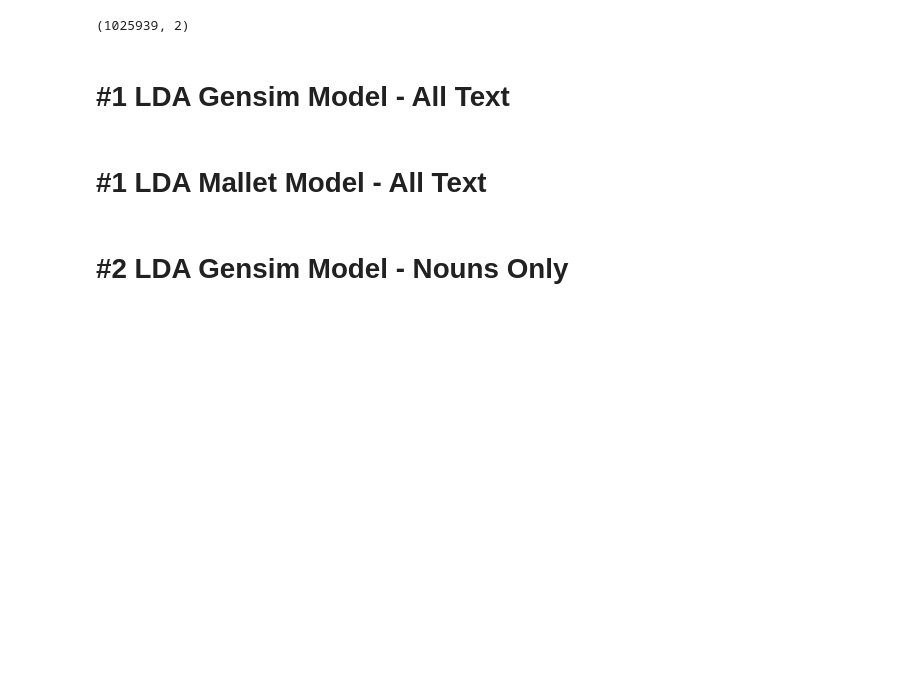
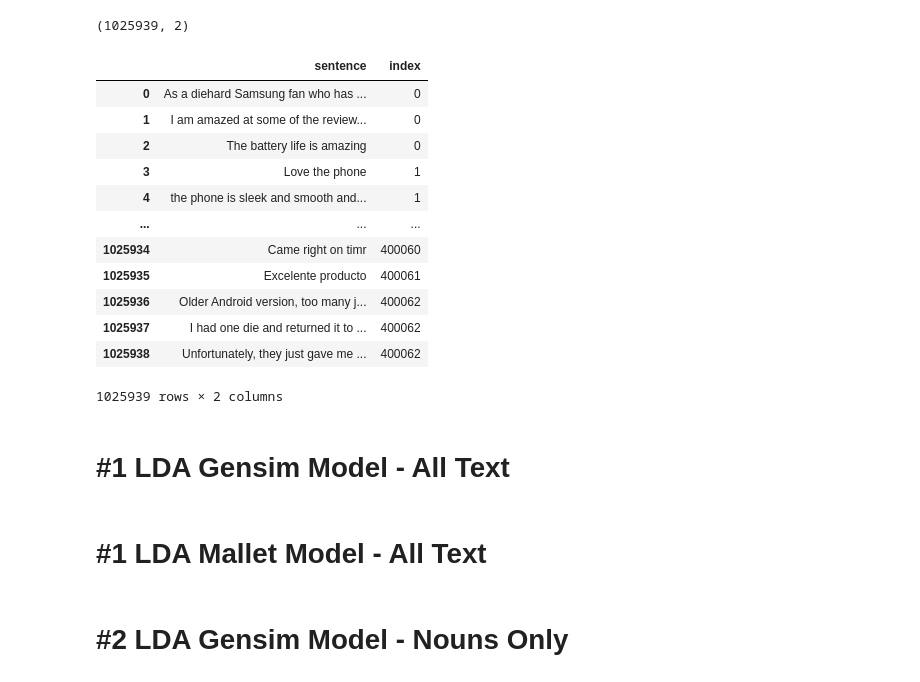
Before and after one commit to ngohngoh/phone-reviews-analysis, a Jupyter notebook: Cell phone Reviews - YL.ipynb, the cells around one changed output. Cells and saved outputs as stored; diff of their text form; code cells hidden in the pictures; blank space fills up the shorter version.

```diff
--- a/Cell phone Reviews - YL.ipynb
+++ b/Cell phone Reviews - YL.ipynb
@@ -260,6 +246,22 @@ sentences_df.dropna(inplace=True)
 sentences_df.shape
 # %% [output]
 (1025939, 2)
+# %%
+sentences_df
+# %% [output]
+|  | sentence | index |
+| 0 | As a diehard Samsung fan who has ... | 0 |
+| 1 | I am amazed at some of the review... | 0 |
+| 2 | The battery life is amazing | 0 |
+| 3 | Love the phone | 1 |
+| 4 | the phone is sleek and smooth and... | 1 |
+| ... | ... | ... |
+| 1025934 | Came right on timr | 400060 |
+| 1025935 | Excelente producto | 400061 |
+| 1025936 | Older Android version, too many j... | 400062 |
+| 1025937 | I had one die and returned it to ... | 400062 |
+| 1025938 | Unfortunately, they just gave me ... | 400062 |
+1025939 rows × 2 columns
 # %% [markdown]
 #  #1 LDA Gensim Model - All Text
 # %%
```
Also changed, not shown: parts of 29 cells of this notebook, 3 other files.
